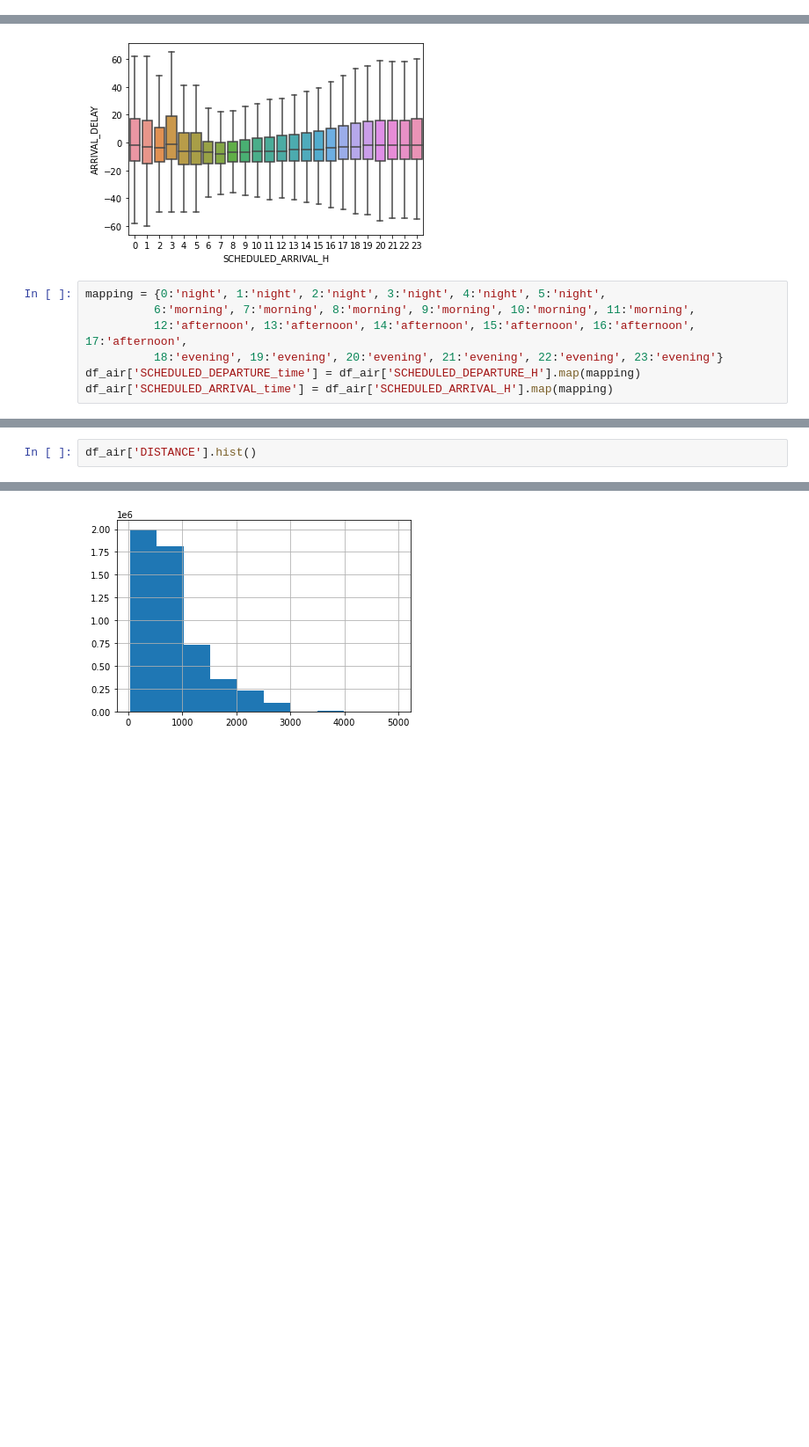
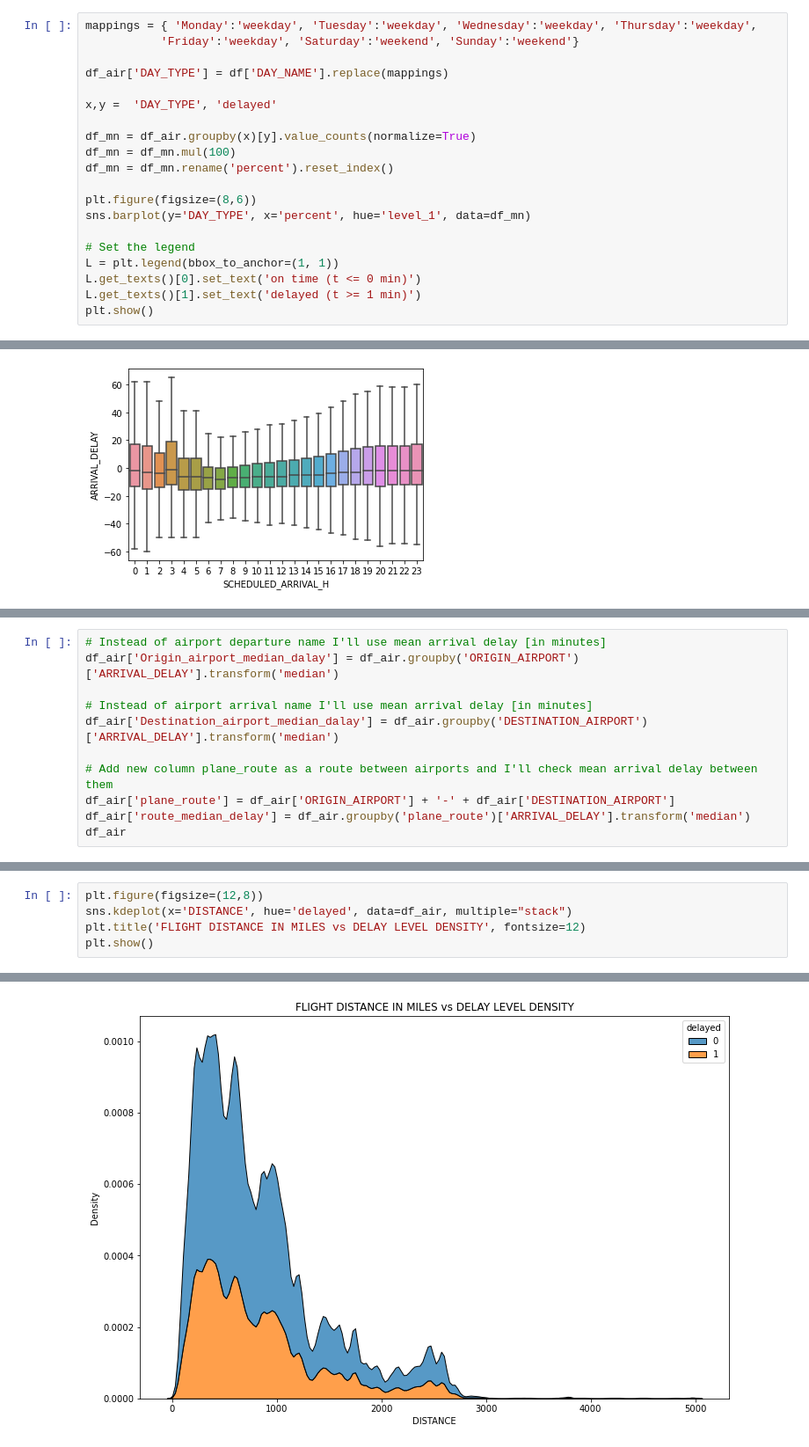
Before and after one commit to AleksanderWernik/2015_Flight_Delays, a Jupyter notebook: flights/flights.ipynb, the cells around one changed output, grey strips where cells are left out. Shown at 88% size. Drawn from its saved outputs; the diff is of its cells as text; blank space fills up the shorter version.

```diff
--- a/flights/flights.ipynb
+++ b/flights/flights.ipynb
@@ -358,0 +341,20 @@ plt.show()
+# %%
+mappings = { 'Monday':'weekday', 'Tuesday':'weekday', 'Wednesday':'weekday', 'Thursday':'weekday',
+           'Friday':'weekday', 'Saturday':'weekend', 'Sunday':'weekend'}
+
+df_air['DAY_TYPE'] = df['DAY_NAME'].replace(mappings)
+
+x,y =  'DAY_TYPE', 'delayed'
+
+df_mn = df_air.groupby(x)[y].value_counts(normalize=True)
+df_mn = df_mn.mul(100)
+df_mn = df_mn.rename('percent').reset_index()
+
+plt.figure(figsize=(8,6))
+sns.barplot(y='DAY_TYPE', x='percent', hue='level_1', data=df_mn)
+
+# Set the legend
+L = plt.legend(bbox_to_anchor=(1, 1))
+L.get_texts()[0].set_text('on time (t <= 0 min)')
+L.get_texts()[1].set_text('delayed (t >= 1 min)')
+plt.show()
@@ -374,10 +383,3 @@ sns.boxplot(x='SCHEDULED_ARRIVAL_H', y='ARRIVAL_DELAY', data=df_air, showfliers=
 plt.show()
 # %% [output]
 [figure]
-# %%
-mapping = {0:'night', 1:'night', 2:'night', 3:'night', 4:'night', 5:'night',
-          6:'morning', 7:'morning', 8:'morning', 9:'morning', 10:'morning', 11:'morning',
-          12:'afternoon', 13:'afternoon', 14:'afternoon', 15:'afternoon', 16:'afternoon', 17:'afternoon',
-          18:'evening', 19:'evening', 20:'evening', 21:'evening', 22:'evening', 23:'evening'}
-df_air['SCHEDULED_DEPARTURE_time'] = df_air['SCHEDULED_DEPARTURE_H'].map(mapping)
-df_air['SCHEDULED_ARRIVAL_time'] = df_air['SCHEDULED_ARRIVAL_H'].map(mapping)
@@ -561,0 +443,11 @@ plt.show()
+# %%
+# Instead of airport departure name I'll use mean arrival delay [in minutes]
+df_air['Origin_airport_median_dalay'] = df_air.groupby('ORIGIN_AIRPORT')['ARRIVAL_DELAY'].transform('median')
+
+# Instead of airport arrival name I'll use mean arrival delay [in minutes]
+df_air['Destination_airport_median_dalay'] = df_air.groupby('DESTINATION_AIRPORT')['ARRIVAL_DELAY'].transform('median')
+
+# Add new column plane_route as a route between airports and I'll check mean arrival delay between them
+df_air['plane_route'] = df_air['ORIGIN_AIRPORT'] + '-' + df_air['DESTINATION_AIRPORT']
+df_air['route_median_delay'] = df_air.groupby('plane_route')['ARRIVAL_DELAY'].transform('median')
+df_air
@@ -562,3 +488,6 @@ plt.show()
 # %%
-df_air['DISTANCE'].hist()
+plt.figure(figsize=(12,8))
+sns.kdeplot(x='DISTANCE', hue='delayed', data=df_air, multiple="stack")
+plt.title('FLIGHT DISTANCE IN MILES vs DELAY LEVEL DENSITY', fontsize=12)
+plt.show()
 # %% [output]
@@ -566 +494 @@ df_air['DISTANCE'].hist()
-[figure, old version]
+[figure, new version]
```
Also changed, not shown: parts of 164 cells of this notebook.
